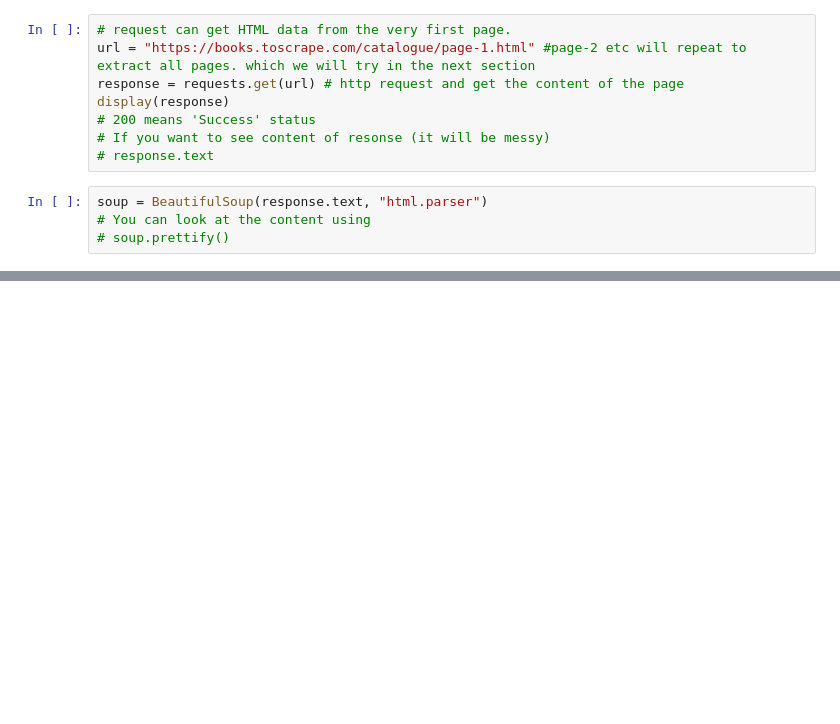
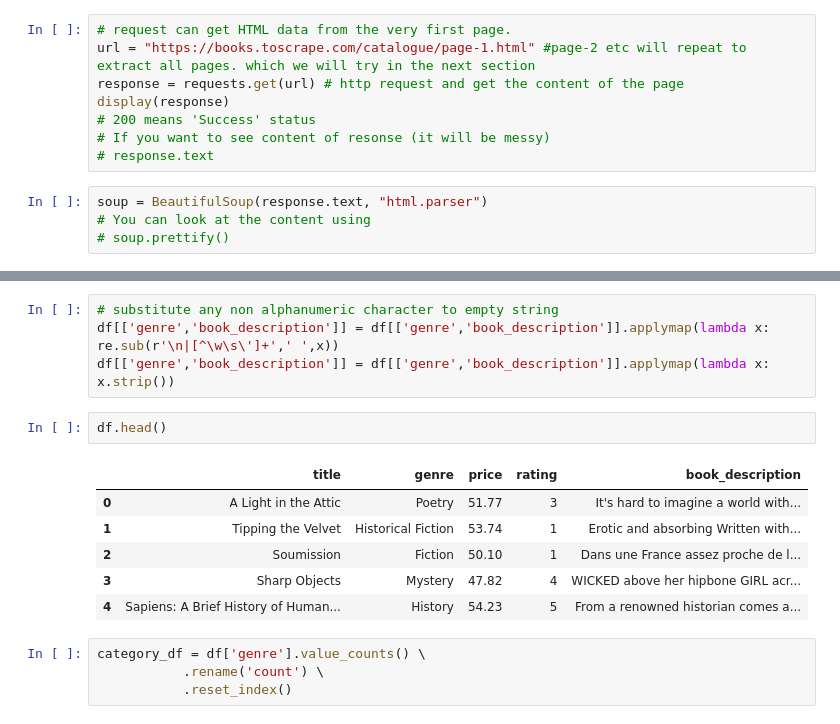
Before and after one commit to nhsbsa-data-analytics/coffee-and-coding, a Jupyter notebook: 2023-03-22 Web scraping/web_scraping_python.ipynb, the cells around one changed output, grey strips where cells are left out. Saved outputs shown, nothing was run; the diff lists cells and outputs as text; blank space fills up the shorter version.

```diff
--- a/2023-03-22 Web scraping/web_scraping_python.ipynb
+++ b/2023-03-22 Web scraping/web_scraping_python.ipynb
@@ -325,0 +394,17 @@ else:
+# %%
+# substitute any non alphanumeric character to empty string
+df[['genre','book_description']] = df[['genre','book_description']].applymap(lambda x: re.sub(r'\n|[^\w\s\']+',' ',x))
+df[['genre','book_description']] = df[['genre','book_description']].applymap(lambda x: x.strip())
+# %%
+df.head()
+# %% [output]
+|  | title | genre | price | rating | book_description |
+| 0 | A Light in the Attic | Poetry | 51.77 | 3 | It's hard to imagine a world with... |
+| 1 | Tipping the Velvet | Historical Fiction | 53.74 | 1 | Erotic and absorbing Written with... |
+| 2 | Soumission | Fiction | 50.10 | 1 | Dans une France assez proche de l... |
+| 3 | Sharp Objects | Mystery | 47.82 | 4 | WICKED above her hipbone GIRL acr... |
+| 4 | Sapiens: A Brief History of Human... | History | 54.23 | 5 | From a renowned historian comes a... |
+# %%
+category_df = df['genre'].value_counts() \
+           .rename('count') \
+           .reset_index()
```
Also changed, not shown: parts of 19 cells of this notebook, 1 other file.
